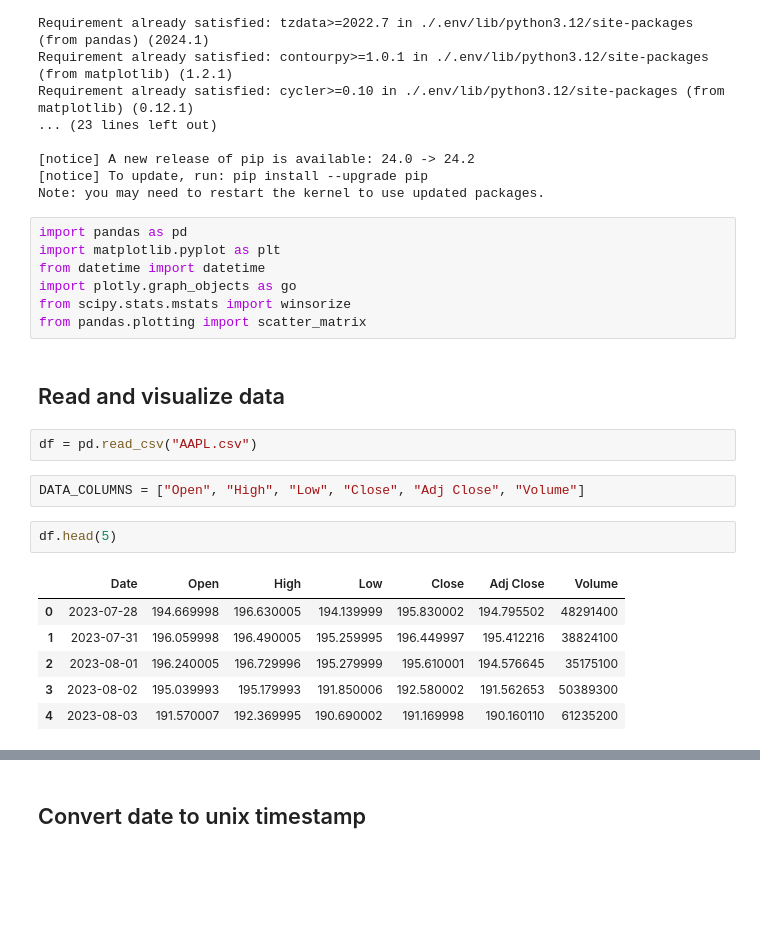
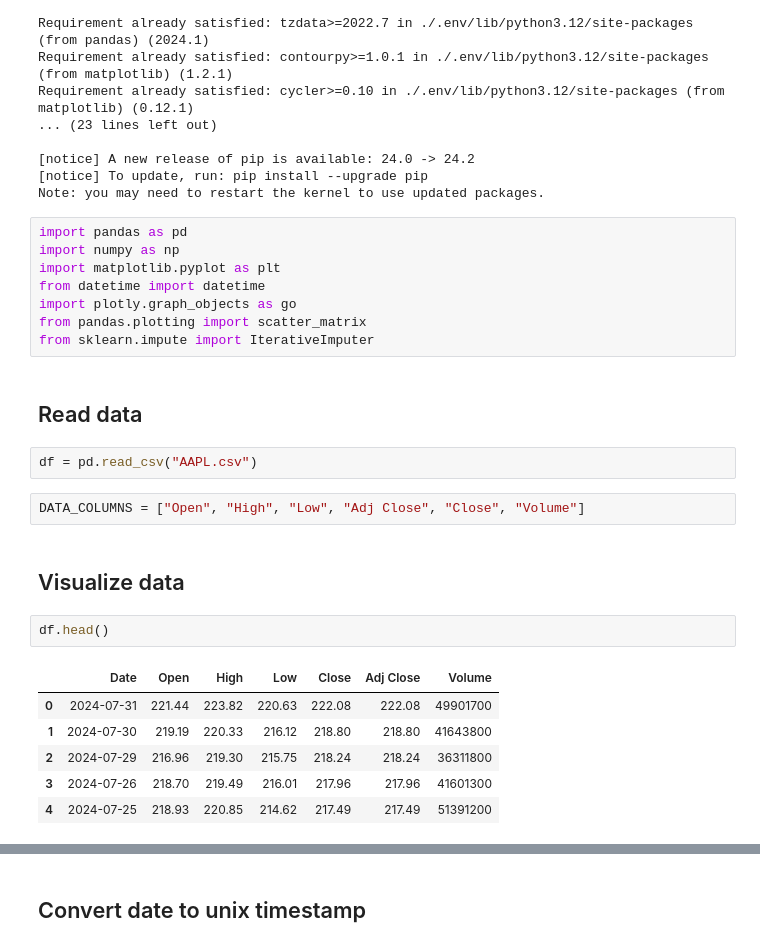
Before and after one commit to akagiyuu/stock-market-data-set, a Jupyter notebook: data.ipynb, the cells around one changed output, grey strips where cells are left out. Cells and saved outputs as stored; diff of their text form; blank space fills up the shorter version.

```diff
--- a/data.ipynb
+++ b/data.ipynb
@@ -23,23 +23,26 @@ Requirement already satisfied: cycler>=0.10 in ./.env/lib/python3.12/site-packag
 Note: you may need to restart the kernel to use updated packages.
 # %%
 import pandas as pd
+import numpy as np
 import matplotlib.pyplot as plt
 from datetime import datetime
 import plotly.graph_objects as go
-from scipy.stats.mstats import winsorize
 from pandas.plotting import scatter_matrix
+from sklearn.impute import IterativeImputer
 # %% [markdown]
-## Read and visualize data
+## Read data
 # %%
 df = pd.read_csv("AAPL.csv")
 # %%
-DATA_COLUMNS = ["Open", "High", "Low", "Close", "Adj Close", "Volume"]
+DATA_COLUMNS = ["Open", "High", "Low", "Adj Close", "Close", "Volume"]
+# %% [markdown]
+## Visualize data
 # %%
-df.head(5)
+df.head()
 # %% [output]
 |  | Date | Open | High | Low | Close | Adj Close | Volume |
-| 0 | 2023-07-28 | 194.669998 | 196.630005 | 194.139999 | 195.830002 | 194.795502 | 48291400 |
-| 1 | 2023-07-31 | 196.059998 | 196.490005 | 195.259995 | 196.449997 | 195.412216 | 38824100 |
-| 2 | 2023-08-01 | 196.240005 | 196.729996 | 195.279999 | 195.610001 | 194.576645 | 35175100 |
-| 3 | 2023-08-02 | 195.039993 | 195.179993 | 191.850006 | 192.580002 | 191.562653 | 50389300 |
-| 4 | 2023-08-03 | 191.570007 | 192.369995 | 190.690002 | 191.169998 | 190.160110 | 61235200 |
+| 0 | 2024-07-31 | 221.44 | 223.82 | 220.63 | 222.08 | 222.08 | 49901700 |
+| 1 | 2024-07-30 | 219.19 | 220.33 | 216.12 | 218.80 | 218.80 | 41643800 |
+| 2 | 2024-07-29 | 216.96 | 219.30 | 215.75 | 218.24 | 218.24 | 36311800 |
+| 3 | 2024-07-26 | 218.70 | 219.49 | 216.01 | 217.96 | 217.96 | 41601300 |
+| 4 | 2024-07-25 | 218.93 | 220.85 | 214.62 | 217.49 | 217.49 | 51391200 |
```
Also changed, not shown: parts of 24 cells of this notebook, 3 other files.
